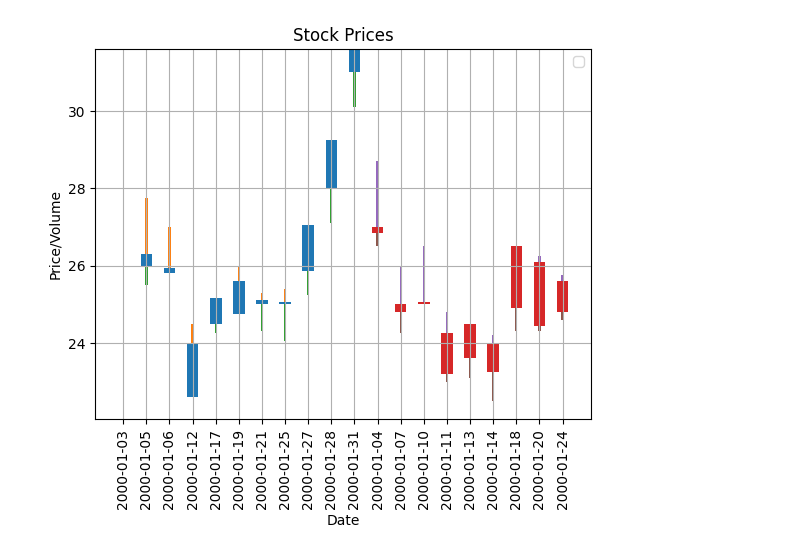
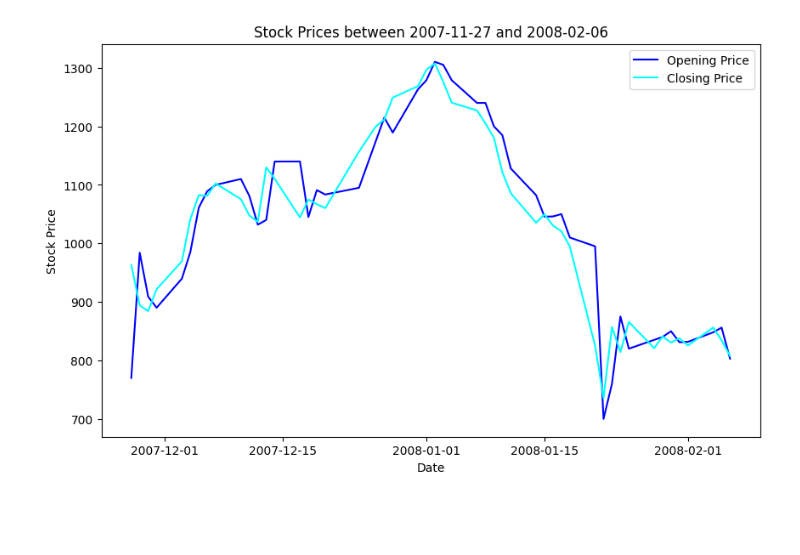
Before and after one commit to KRUPA1210/IML_LABS, a Jupyter notebook: lab-9.ipynb, the cells around one changed output. Drawn from its saved outputs; the diff is of its cells as text; code cells hidden in the pictures; blank space fills up the shorter version.

Commit message:
Kaggle Notebook | lab_9 | Version 2

```diff
--- a/lab-9.ipynb
+++ b/lab-9.ipynb
@@ -1,33 +1,31 @@
-# %%
-import pandas as pd
-import matplotlib.pyplot as plt
-start_date = '2000-01-01'
-end_date = '2000-01-31'
-df = pd.read_csv('../input/nifty50-stock-market-data/AXISBANK.csv')
-df.set_index('Date', inplace=True)
-
-df = df.loc[start_date:end_date]
-
-up = df[df.Close >= df.Open]
-down = df[df.Close < df.Open]
-
-width = .5
-width2 = .1
-
-plt.bar(up.index, up.Close-up.Open, width, bottom=up.Open)
-plt.bar(up.index, up.High-up.Close, width2, bottom=up.Close)
-plt.bar(up.index, up.Low-up.Open, width2, bottom=up.Open)
-
-plt.bar(down.index, down.Close-down.Open, width, bottom=down.Open)
-plt.bar(down.index, down.High-down.Open, width2, bottom=down.Open)
-plt.bar(down.index, down.Low-down.Close, width2, bottom=down.Close)
-
-plt.xticks(rotation='vertical')
-plt.title('Stock Prices')
-plt.xlabel('Date')
-plt.ylabel('Price/Volume')
-plt.grid(True)
-plt.legend()
-plt.show()
-# %% [output]
-[figure, removed]
+# %%
+'''Name: Purohit Krupa
+   Enrollment No: 216270307097
+'''
+
+import pandas as pd
+import matplotlib.pyplot as plt
+
+df = pd.read_csv('/kaggle/input/nifty50-stock-market-data-2000-2021/ADANIPORTS.csv')
+
+df['Date'] = pd.to_datetime(df['Date'])
+
+df.set_index('Date', inplace=True)
+start_date = '2007-11-27'
+end_date = '2008-02-06'
+
+filtered_data = df.loc[start_date:end_date]
+
+plt.figure(figsize=(10, 6))
+plt.plot(filtered_data.index, filtered_data['Open'], label='Opening Price', color='blue')
+plt.plot(filtered_data.index, filtered_data['Close'], label='Closing Price', color='aqua')
+
+plt.xlabel('Date')
+plt.ylabel('Stock Price')
+plt.title('Stock Prices between {} and {}'.format(start_date, end_date))
+
+plt.legend()
+
+plt.show()
+# %% [output]
+[figure, added]
```
